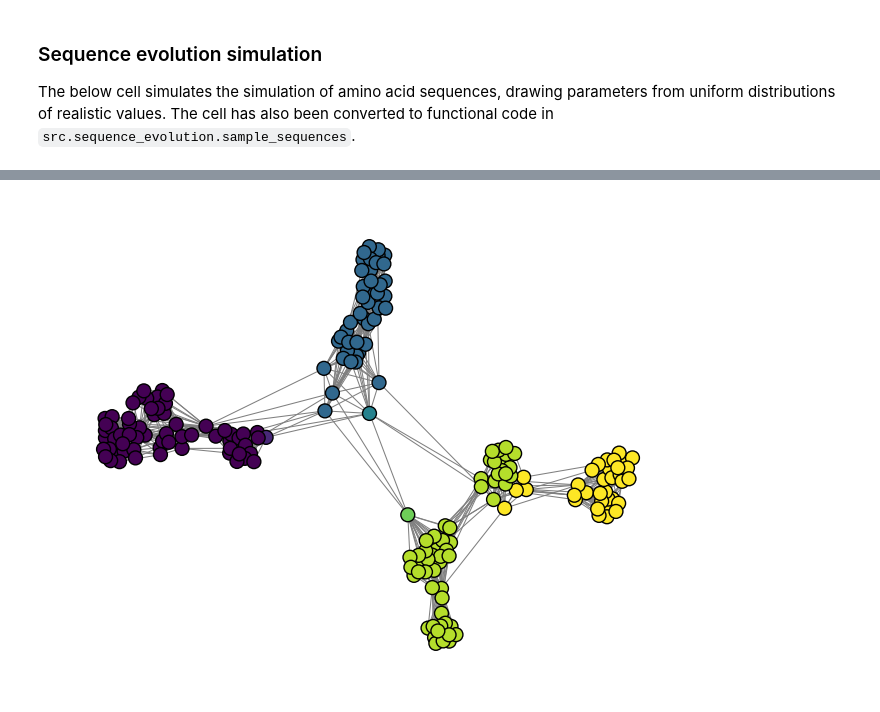
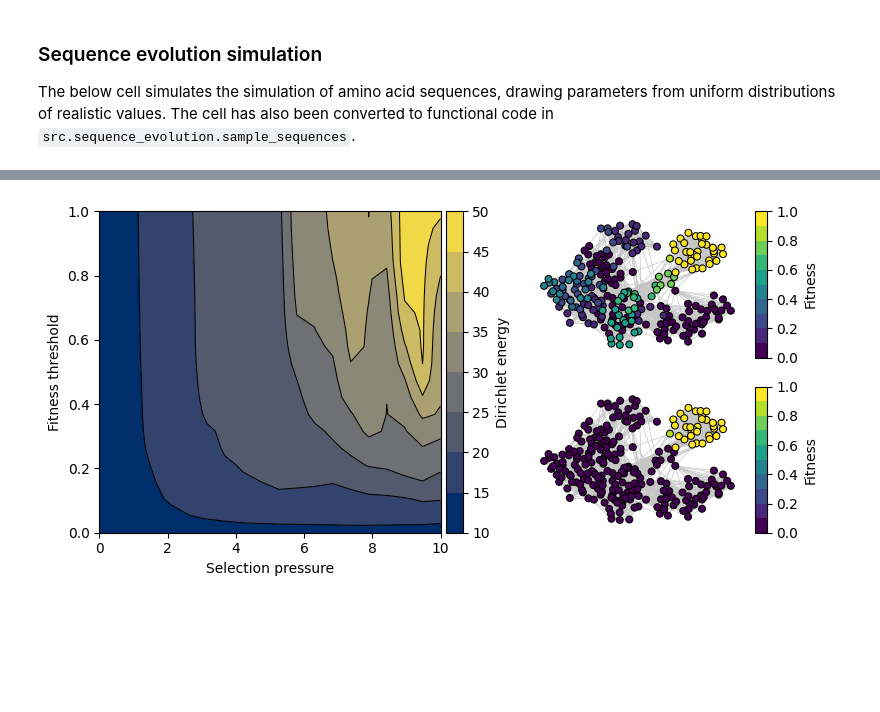
Before and after one commit to RSCJacksonLab/graph-ruggedness-de, a Jupyter notebook: src/Figure_6.ipynb, the cells around one changed output, grey strips where cells are left out. Saved outputs shown, nothing was run; the diff lists cells and outputs as text; code cells hidden in the pictures; blank space fills up the shorter version.

```diff
--- a/src/Figure_6.ipynb
+++ b/src/Figure_6.ipynb
@@ -22,7 +23,7 @@ sample_size = 1
 for _ in tqdm(enumerate(range(sample_size))):
     try:
 
-        num_nodes = int(np.random.uniform(50, 200))
+        num_nodes = 250
         mean_branch_length = np.random.uniform(0.01, 0.5)
         std_dev_branch_length = np.random.uniform(0.001, 0.1)
         alpha = np.random.uniform(0.1, 0.5)
@@ -66,55 +68,105 @@ Done.
 # %%
+import numpy as np
+import networkx as nx
+import matplotlib.pyplot as plt
+import matplotlib as mpl
+import matplotlib.gridspec as gridspec
+from mpl_toolkits.axes_grid1 import make_axes_locatable
+
 def normalize(values):
     min_val = min(values)
     max_val = max(values)
-
     if max_val == min_val:
         return [0] * len(values)
-
     return [(x - min_val) / (max_val - min_val) for x in values]
 
 G_c = G_1.copy()
 
+# Prepare values, node_colors, and positions
 values = [node[1]['value'] for node in G_c.nodes(data=True)]
 values = normalize(values)
 viridis = plt.cm.get_cmap('viridis', 10)
-node_colors = [viridis((value - min(values)) / (max(values) - min(values))) for value in values]
+node_colors = [viridis(value) for value in values]
+pos = nx.spring_layout(G_c, k=0.5)
 
-nx.draw(G_c, node_color=node_colors, with_labels=False, edgecolors='black', node_size=100, width=0.75, edge_color='grey')
-plt.show()
-
-a_vals = np.linspace(0, 10, 10)
-t_vals = np.linspace(0, 1, 10)
+#Solution space simulation
+a_vals = np.linspace(0, 10, 20)
+t_vals = np.linspace(0, 1, 20)
 
 de_dict = {}
-
 for i in a_vals:
     for j in t_vals:
 
         transformed_values = [solution_space_simulation.transform(fitness=value, a=i, t=j) for value in values]
         for idx, (node, data) in enumerate(G_c.nodes(data=True)):
             data['value'] = transformed_values[idx]
 
         de_dict[(i, j)] = graph_ruggedness_de.compute_dirichlet_energy(G=G_c)
 
-
+# Prepare data for contour plot
 a = np.array([key[0] for key in de_dict.keys()])
 j = np.array([key[1] for key in de_dict.keys()])
 z = np.array(list(de_dict.values()))
-
-# Reshaping data for contour plot (assuming the data forms a grid)
-# Here, we assume x and y values form a mesh grid
 x_unique = np.unique(a)
 y_unique = np.unique(j)
 X, Y = np.meshgrid(x_unique, y_unique)
 Z = z.reshape(len(y_unique), len(x_unique))
 
-# Plotting the contour plot
-plt.figure(figsize=(8, 6))
-cp = plt.contourf(X, Y, Z, cmap='viridis')
-plt.colorbar(cp)
-plt.xlabel('a')
-plt.ylabel('t')
+# Create figure and grid layout
+fig = plt.figure(figsize=(8, 4))
+gs = gridspec.GridSpec(nrows=2, ncols=2, width_ratios=[1.5, 1])
+
+ax1 = fig.add_subplot(gs[:, 0])  # Contour plot
+ax2 = fig.add_subplot(gs[0, 1])  # First network graph
+ax3 = fig.add_subplot(gs[1, 1])  # Second network graph
+
+# Plot contour plot
+cp = ax1.contourf(X, Y, Z, cmap='cividis')
+cp_lines = ax1.contour(X, Y, Z, colors='black', linewidths=0.75)
+divider = make_axes_locatable(ax1)
+cax1 = divider.append_axes("right", size="5%", pad=0.05)
+cbar1 = plt.colorbar(cp, cax=cax1)
+cbar1.set_label('Dirichlet energy')
+ax1.set_xlabel('Selection pressure')
+ax1.set_ylabel('Fitness threshold')
+
+# Plot first network graph
+nx.draw(G_c, pos, node_color=node_colors, with_labels=False, edgecolors='black',
+        node_size=25, width=0.5, edge_color='#C6C6C6', linewidths=0.75, ax=ax2)
+sm = mpl.cm.ScalarMappable(cmap=viridis, norm=plt.Normalize(vmin=min(values), vmax=max(values)))
+sm.set_array([])
+divider = make_axes_locatable(ax2)
+cax2 = divider.append_axes("right", size="5%", pad=0.05)
+cbar2 = plt.colorbar(sm, cax=cax2)
+cbar2.set_label('Fitness')
+
+# Update G_c for maximally rugged parameters and prepare node_colors
+G_c = G_1.copy()
+
+#Updating fitnesses
+max_key = max(de_dict, key=de_dict.get)
+values = [node[1]['value'] for node in G_c.nodes(data=True)]
+values = normalize(values)
+transformed_values = [solution_space_simulation.transform(fitness=value, a=max_key[0], t=max_key[1]) for value in values]
+for idx, (node, data) in enumerate(G_c.nodes(data=True)):
+    data['value'] = transformed_values[idx]
+
+values = [node[1]['value'] for node in G_c.nodes(data=True)]
+viridis = plt.cm.get_cmap('viridis', 10)
+node_colors = [viridis((value - min(values)) / (max(values) - min(values))) for value in values]
+
+# Plot second network graph
+nx.draw(G_c, pos, node_color=node_colors, with_labels=False, edgecolors='black',
+        node_size=25, width=0.5, edge_color='#C6C6C6', linewidths=0.75, ax=ax3)
+sm = mpl.cm.ScalarMappable(cmap=viridis, norm=plt.Normalize(vmin=min(values), vmax=max(values)))
+sm.set_array([])
+divider = make_axes_locatable(ax3)
+cax3 = divider.append_axes("right", size="5%", pad=0.05)
+cbar3 = plt.colorbar(sm, cax=cax3)
+cbar3.set_label('Fitness')
+
+plt.tight_layout()
+plt.savefig('figures/Figure_6alt/DE_sol_space_simulation.pdf')
 plt.show()
 # %% [output]
-[figure, old version]
+[figure, new version]
```
Also changed, not shown: parts of 3 cells of this notebook, 10 other files.
